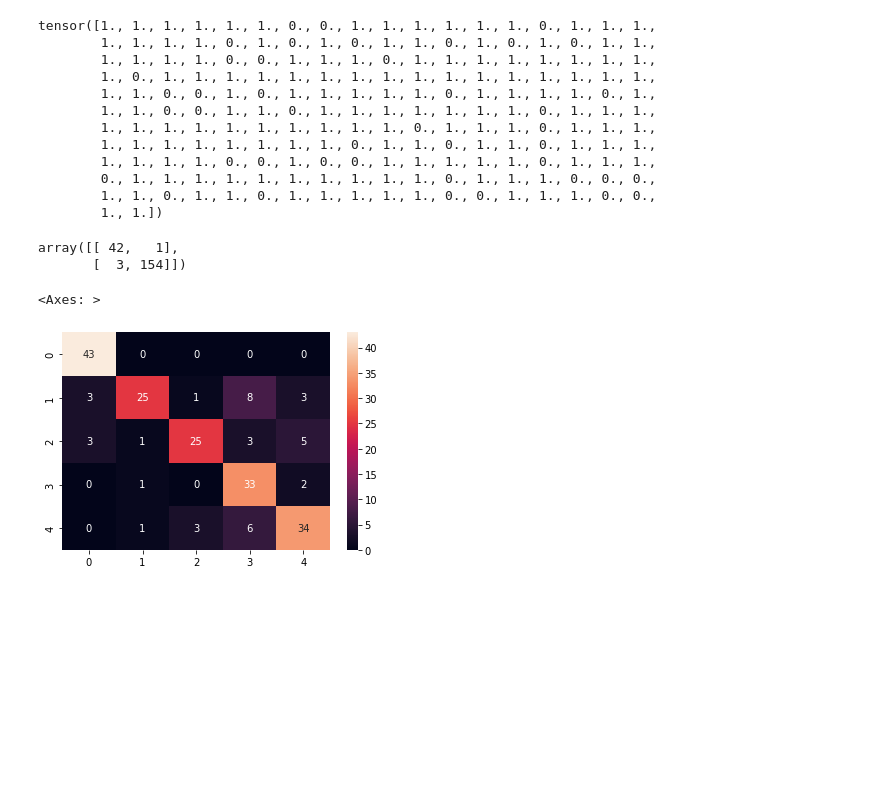
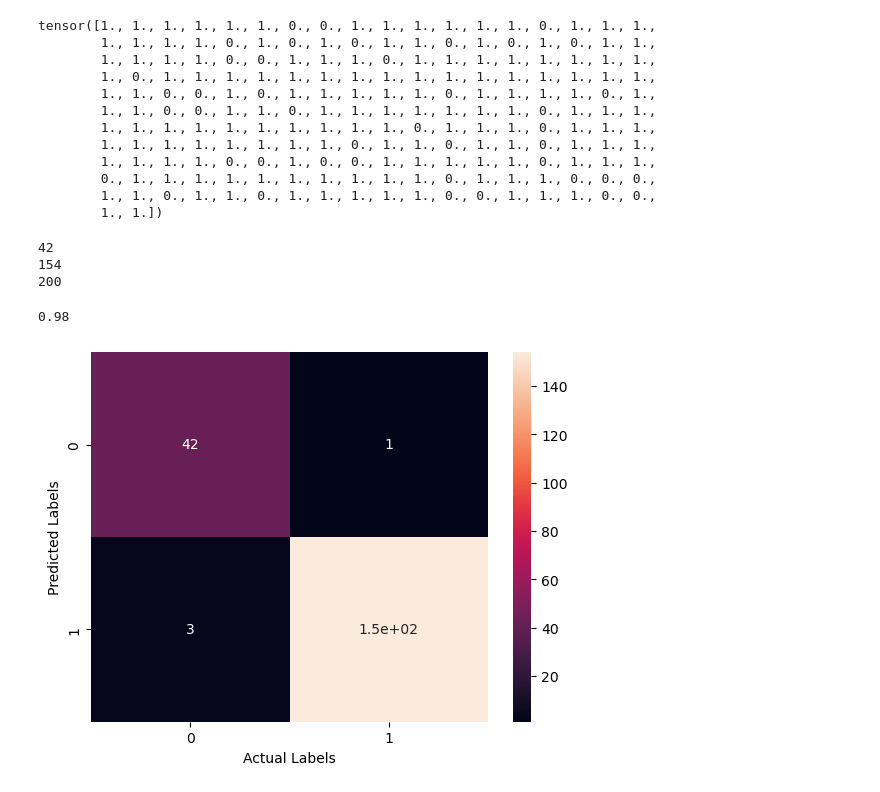
Before and after one commit to ece257b/concert_hall_monitor, a Jupyter notebook: ece257_project.ipynb, the cells around one changed output. Saved outputs shown, nothing was run; the diff lists cells and outputs as text; code cells hidden in the pictures; blank space fills up the shorter version.

```diff
--- a/ece257_project.ipynb
+++ b/ece257_project.ipynb
@@ -68,6 +68,8 @@ train_data = torch.from_numpy(train_data).float()
 test_data = torch.from_numpy(test_data).float()
 train_labels = torch.from_numpy(train_labels).float()
 test_labels = torch.from_numpy(test_labels).float()
+train_labels = F.one_hot(train_labels, 5)
+test_labels = F.one_hot(test_labels, 5)
 
 # Define a PyTorch dataset and dataloader for the training data
 train_dataset = torch.utils.data.TensorDataset(train_data, train_labels)
@@ -537,2 +527,18 @@ NameError: ignored
 # %%
 out = model(test_data)
+out[out > 0.5] = 1
+out[out < 0.5] = 0
+import seaborn as sns
+cf_matrix = confusion_matrix(test_labels.detach().numpy(), out.detach().numpy())
+
+s = sns.heatmap(cf_matrix, annot=True)
+s.set_xlabel('Actual Labels', fontsize=10)
+s.set_ylabel('Predicted Labels', fontsize=10)
+true_reps = 0
+for i in range(len(cf_matrix)):
+    print(cf_matrix[i][i])
+    true_reps += cf_matrix[i][i]
+total = sum(sum(cf_matrix))
+print(total)
+accuracy = (true_reps/total)
+accuracy
@@ -574,25 +595,27 @@ tensor([1., 1., 1., 1., 1., 1., 0., 0., 1., 1., 1., 1., 1., 1., 0., 1., 1., 1.,
         0., 1., 1., 1., 1., 1., 1., 1., 1., 1., 1., 0., 1., 1., 1., 0., 0., 0.,
         1., 1., 0., 1., 1., 0., 1., 1., 1., 1., 1., 0., 0., 1., 1., 1., 0., 0.,
         1., 1.])
-# %%
-from sklearn.metrics import confusion_matrix
-
-confusion_matrix(test_labels.detach().numpy(), out.detach().numpy())
-# %% [output]
-array([[ 42,   1],
-       [  3, 154]])
 # %%
+# Old data with 0.01 learning rate and limited epochs
 import seaborn as sns
 hehe1 = np.array([[ 42,   1],
        [  3, 154]])
 
-hehe2 = np.array([[43,  0,  0,  0,  0],
-       [ 3, 25,  1,  8,  3],
-       [ 3,  1, 25,  3,  5],
-       [ 0,  1,  0, 33,  2],
-       [ 0,  1,  3,  6, 34]])
-#sns.heatmap(hehe1, annot=True)
-sns.heatmap(hehe2, annot=True)
+cf_matrix = hehe1
+s = sns.heatmap(cf_matrix, annot=True)
+s.set_xlabel('Actual Labels', fontsize=10)
+s.set_ylabel('Predicted Labels', fontsize=10)
+true_reps = 0
+for i in range(len(cf_matrix)):
+    print(cf_matrix[i][i])
+    true_reps += cf_matrix[i][i]
+total = sum(sum(cf_matrix))
+print(total)
+accuracy = (true_reps/total)
+accuracy
 # %% [output]
-<Axes: >
+42
+154
+200
+0.98
-[figure, old version]
+[figure, new version]
```
Also changed, not shown: parts of 13 cells of this notebook.
